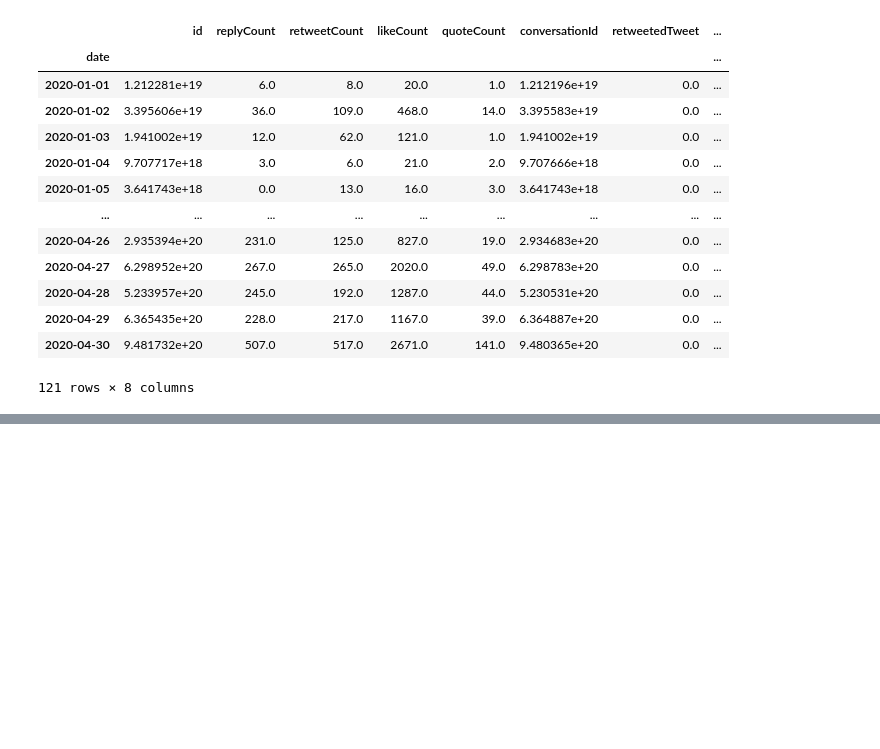
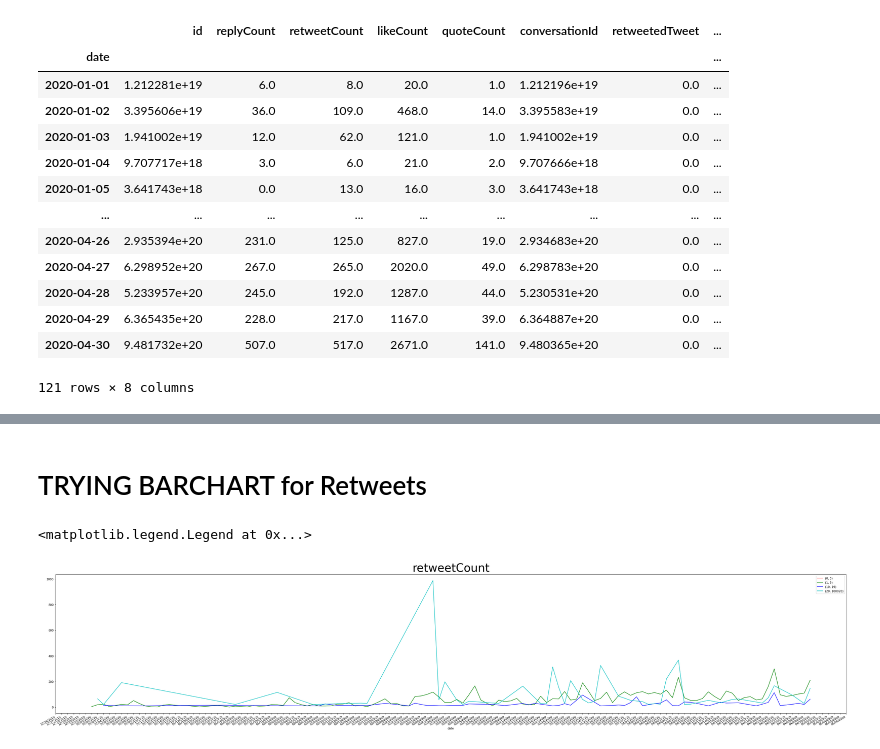
Before and after one commit to kwcode2016/snscrape-explore, a Jupyter notebook: eda-zm.ipynb, the cells around one changed output, grey strips where cells are left out. Cells and saved outputs as stored; diff of their text form; code cells hidden in the pictures; blank space fills up the shorter version.

```diff
--- a/eda-zm.ipynb
+++ b/eda-zm.ipynb
@@ -250,0 +306,23 @@ return value from range_func: [(0, 0), (1, 2), (3, 4), (5, 9), (10, 19), (20, 10
+# %% [markdown]
+# TRYING BARCHART for Retweets
+# %%
+#retweets TRYING BARCHART
+import numpy as np
+
+category = 'retweetCount'
+color_i = 0
+for tmp_i in range_list:
+    tmp_df = tweet_zm_2020_jan_to_apr[(tweet_zm_2020_jan_to_apr[category] > tmp_i[0]) & (tweet_zm_2020_jan_to_apr[category] <= tmp_i[1]  )].groupby([tweet_zm_2020_jan_to_apr.date.dt.date]).sum()
+    tmp_df[category].plot(x='date', y="tweet number", figsize=(50,10), label=str(tmp_i), kind='line',  color=colors[color_i])
+    color_i += 1
+
+
+import matplotlib.dates as mdates
+plt.gca().xaxis.set_major_formatter(mdates.DateFormatter('%m/%d/%Y'))
+plt.gca().xaxis.set_major_locator(mdates.DayLocator())
+plt.gcf().autofmt_xdate()
+plt.title(category, fontsize=40)
+plt.legend()
+# %% [output]
+<matplotlib.legend.Legend at 0x...>
+[figure, added]
```
Also changed, not shown: parts of 6 cells of this notebook.
